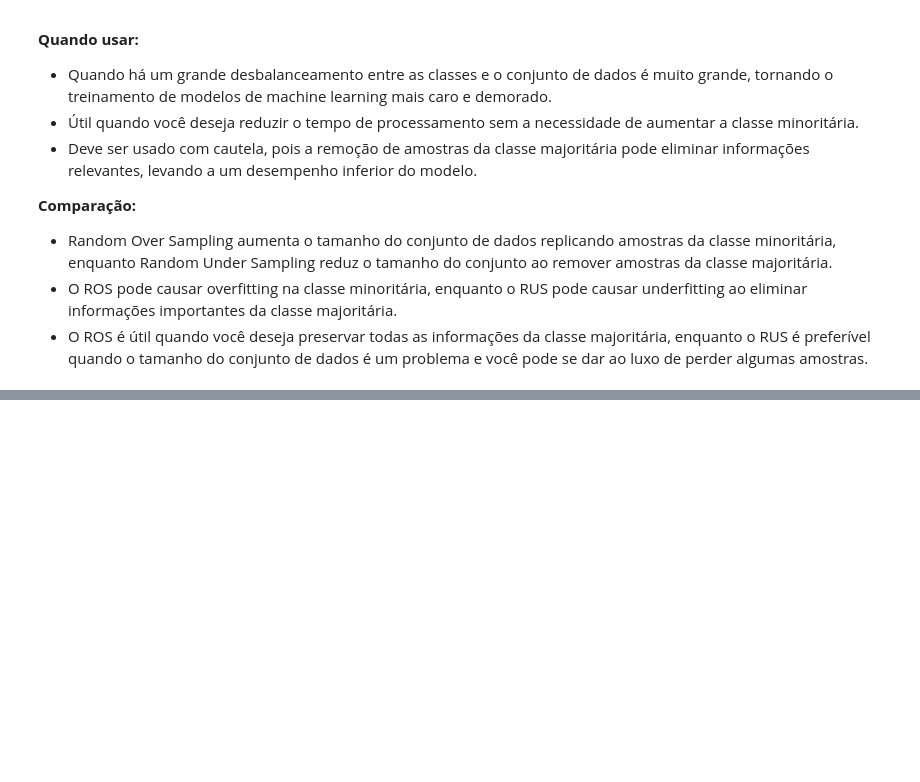
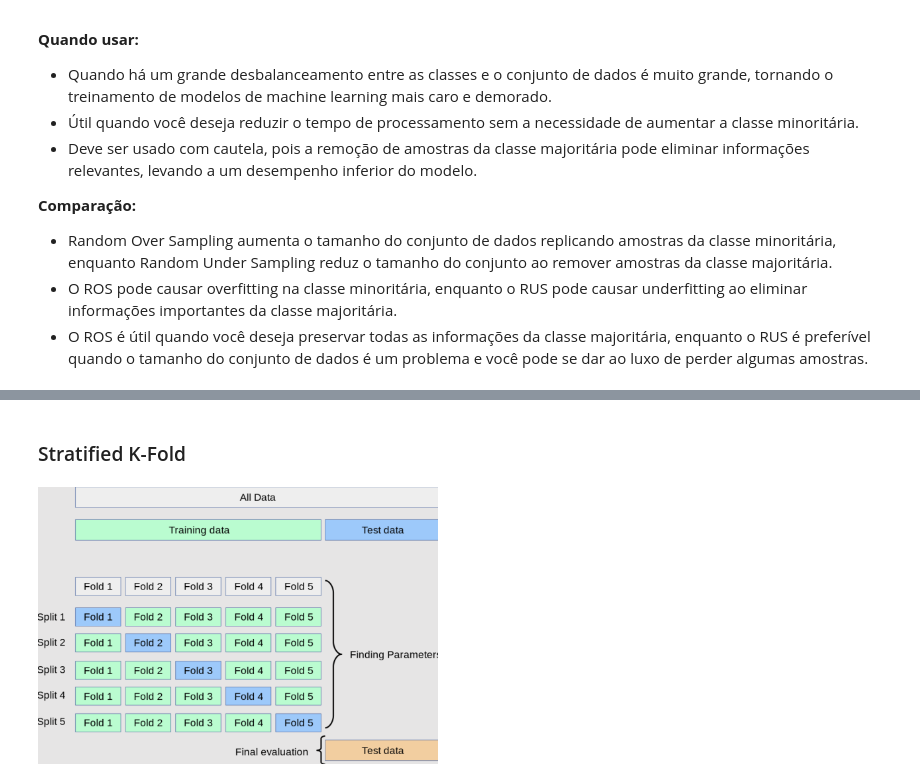
Before and after one commit to matheusresende7/ds_projeto_final_5_modelo_clusterizacao_classificacao_app_delivery, a Jupyter notebook: dictionaries/features_engineering_dictionary.ipynb, the cells around one changed output, grey strips where cells are left out. Drawn from its saved outputs; the diff is of its cells as text; code cells hidden in the pictures; blank space fills up the shorter version.

```diff
--- a/dictionaries/features_engineering_dictionary.ipynb
+++ b/dictionaries/features_engineering_dictionary.ipynb
@@ -243,0 +293,6 @@ Usando o mesmo exemplo do Random Over Sampling: com 1000 amostras, onde 900 pert
+# %% [markdown]
+### Stratified K-Fold
+# %%
+display(Image(consts.STRATIFIED_K_FOLD, width=400)) # Exibindo o gráfico
+# %% [output]
+[figure, added]
```
Also changed, not shown: parts of 22 cells of this notebook, 13 other files.
